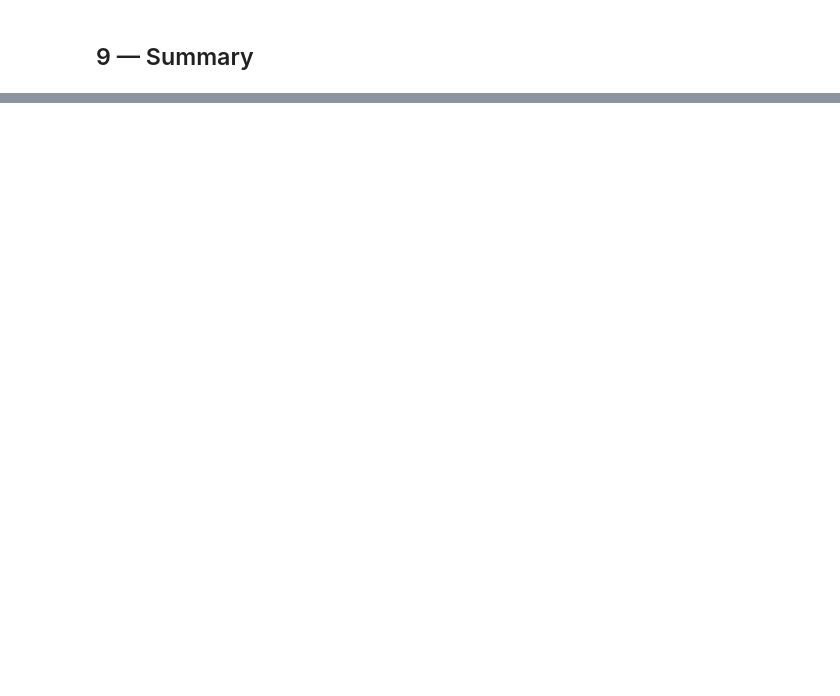
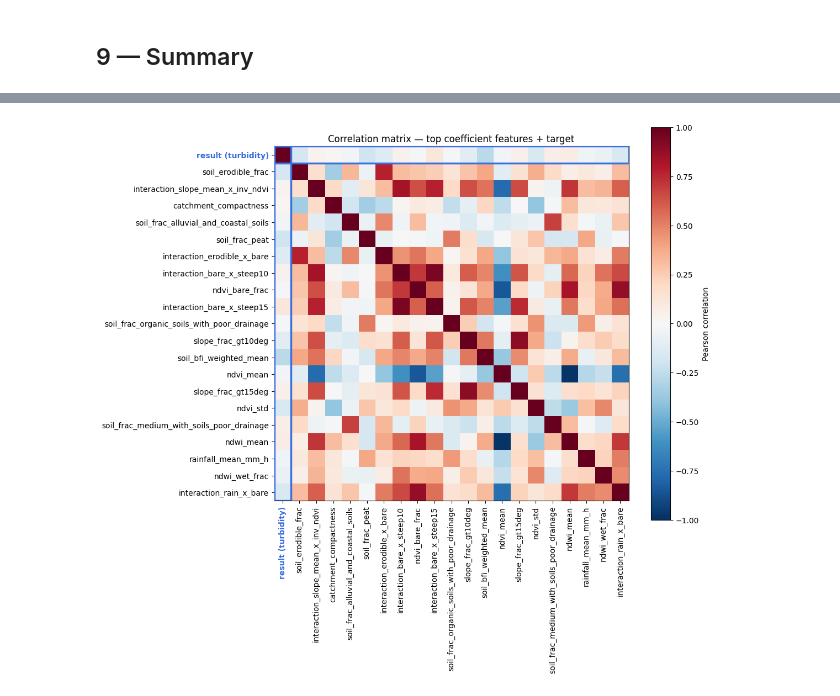
Before and after one commit to FinleyGibson/eoflow, a Jupyter notebook: notebooks/model_analysis/linear_regression_turbidity.ipynb, the cells around one changed output, grey strips where cells are left out. Drawn from its saved outputs; the diff is of its cells as text; code cells hidden in the pictures; blank space fills up the shorter version.

```diff
--- a/notebooks/model_analysis/linear_regression_turbidity.ipynb
+++ b/notebooks/model_analysis/linear_regression_turbidity.ipynb
@@ -317,0 +361,31 @@ Note: with a handful of rows these metrics are illustrative only — re-run agai
+# %%
+target_label = f"{TARGET_COLUMN} (turbidity)"
+corr_features = coefs.index.tolist()
+corr_df = pd.concat([y.rename(target_label), X[corr_features]], axis=1).corr()
+
+fig, ax = plt.subplots(figsize=(0.45 * len(corr_df) + 2, 0.45 * len(corr_df) + 2))
+im = ax.imshow(corr_df.to_numpy(), cmap="RdBu_r", vmin=-1, vmax=1)
+
+ax.set_xticks(range(len(corr_df)))
+ax.set_xticklabels(corr_df.columns, rotation=90)
+ax.set_yticks(range(len(corr_df)))
+ax.set_yticklabels(corr_df.index)
+
+# Highlight the target's row and column
+target_pos = corr_df.columns.get_loc(target_label)
+for patch in (
+    plt.Rectangle((-0.5, target_pos - 0.5), len(corr_df), 1, fill=False, edgecolor=ACCENT, lw=2.5, zorder=5),
+    plt.Rectangle((target_pos - 0.5, -0.5), 1, len(corr_df), fill=False, edgecolor=ACCENT, lw=2.5, zorder=5),
+):
+    ax.add_patch(patch)
+ax.get_xticklabels()[target_pos].set_color(ACCENT)
+ax.get_xticklabels()[target_pos].set_fontweight("bold")
+ax.get_yticklabels()[target_pos].set_color(ACCENT)
+ax.get_yticklabels()[target_pos].set_fontweight("bold")
+
+fig.colorbar(im, ax=ax, label="Pearson correlation", shrink=0.8)
+ax.set_title("Correlation matrix — top coefficient features + target")
+fig.tight_layout()
+plt.show()
+# %% [output]
+[figure, added]
```
Also changed, not shown: parts of 17 cells of this notebook, 3 other files.
